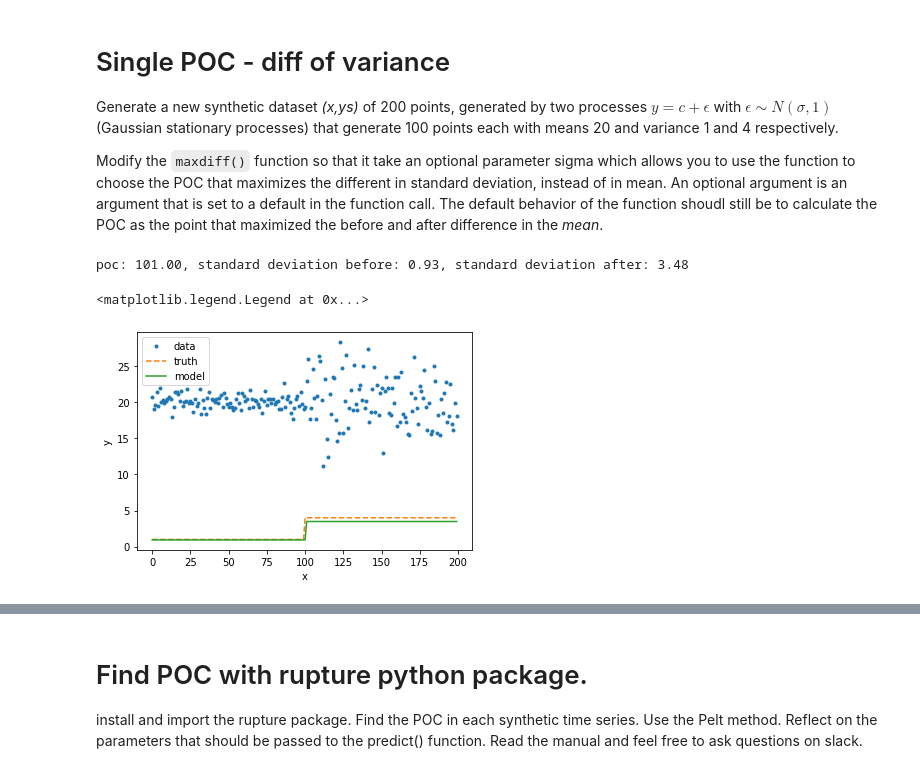
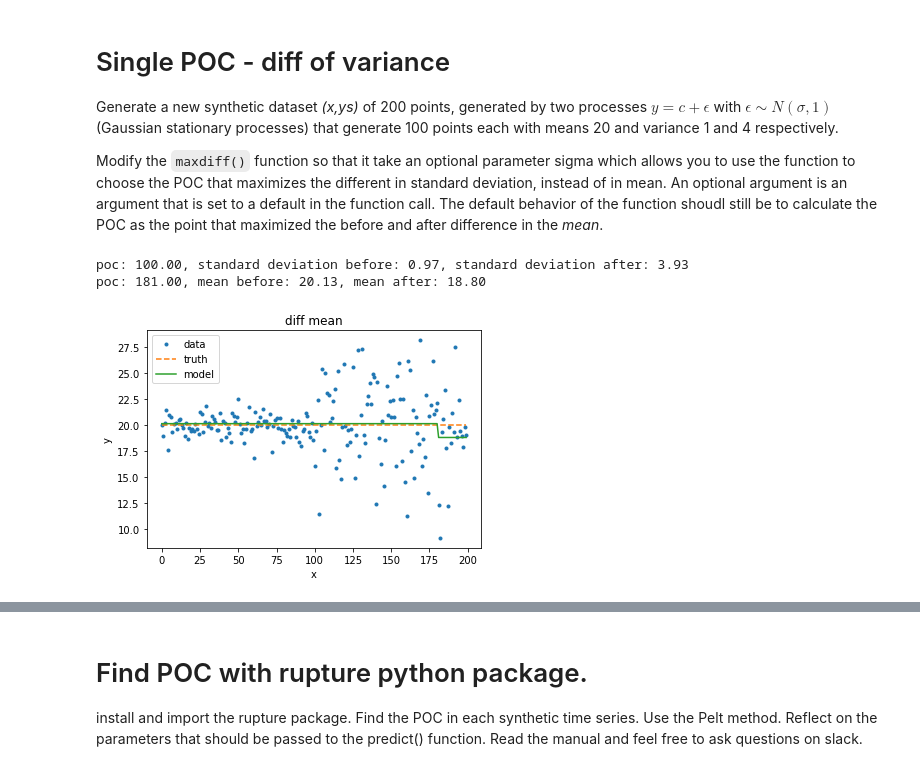
Before and after one commit to pvhau169/MLTSA22_HPhan, a Jupyter notebook: HW6/chchchchanges_instructions.ipynb, the cells around one changed output, grey strips where cells are left out. Saved outputs shown, nothing was run; the diff lists cells and outputs as text; code cells hidden in the pictures.

```diff
--- a/HW6/chchchchanges_instructions.ipynb
+++ b/HW6/chchchchanges_instructions.ipynb
@@ -93,21 +114,35 @@
 mu1, mu2 = 20, 25
 s2 = 4
 ys = np.concatenate([np.random.randn(100)  + mu1 , np.random.randn(100) * s2 + mu1])
-# %%
-def maxdiff(y, sigma=False):
-    """calculates the POC as the points that maximized the difference between
-                the mean or variance before and the mean after the POC
-    y: vector of endogenouos variables
-    sigma: finds the POC that maximizes the difference between before/after POC variance
-                (optional, default is before/after mean)
-
- ...
-print("poc: {:.2f}, standard deviation before: {:.2f}, mean after: {:.2f}".format(*maxdiff(ys,
-                                                                    sigma=True)))
-# %% [output]
-poc: 101.00, standard deviation before: 0.93, standard deviation after: 3.48
-# %%
-...
-# %% [output]
-<matplotlib.legend.Legend at 0x...>
-[figure, removed]
+# %%
+def maxdiff(y, sigma=True):
+  N = len(y)
+  f = np.nanstd if sigma else np.nanmean
+  poc, diff, before, after = 0, 0, np.nan, np.nan
+  for i in range(1, N):
+      diff_here = np.abs(f(y[i:]) -  f(y[:i]))
+      if diff < diff_here:
+          diff = diff_here
+          poc = i
+          before, after = f(y[:i]), f(y[i:])
+  return(poc, before, after)
+
+print("poc: {:.2f}, standard deviation before: {:.2f}, standard deviation after: {:.2f}".format(*maxdiff(ys,
+                                                                    sigma=True)))
+
+print("poc: {:.2f}, mean before: {:.2f}, mean after: {:.2f}".format(*maxdiff(ys,
+                                                                    sigma=False)))
+# %% [output]
+poc: 100.00, standard deviation before: 0.97, standard deviation after: 3.93
+poc: 181.00, mean before: 20.13, mean after: 18.80
+# %%
+poc, before, after = maxdiff(ys, sigma=False)
+pl.plot(x, ys, '.', label="data")
+pl.plot(range(200), [mu1] * 200 , '--', label="truth")
+pl.plot(x, [before] * poc + [after] * (len(ys) - poc), label="model")
+pl.xlabel('x')
+pl.ylabel('y');
+pl.title("diff mean")
+pl.legend();
+# %% [output]
+[figure, added]
```
Also changed, not shown: parts of 22 cells of this notebook.
